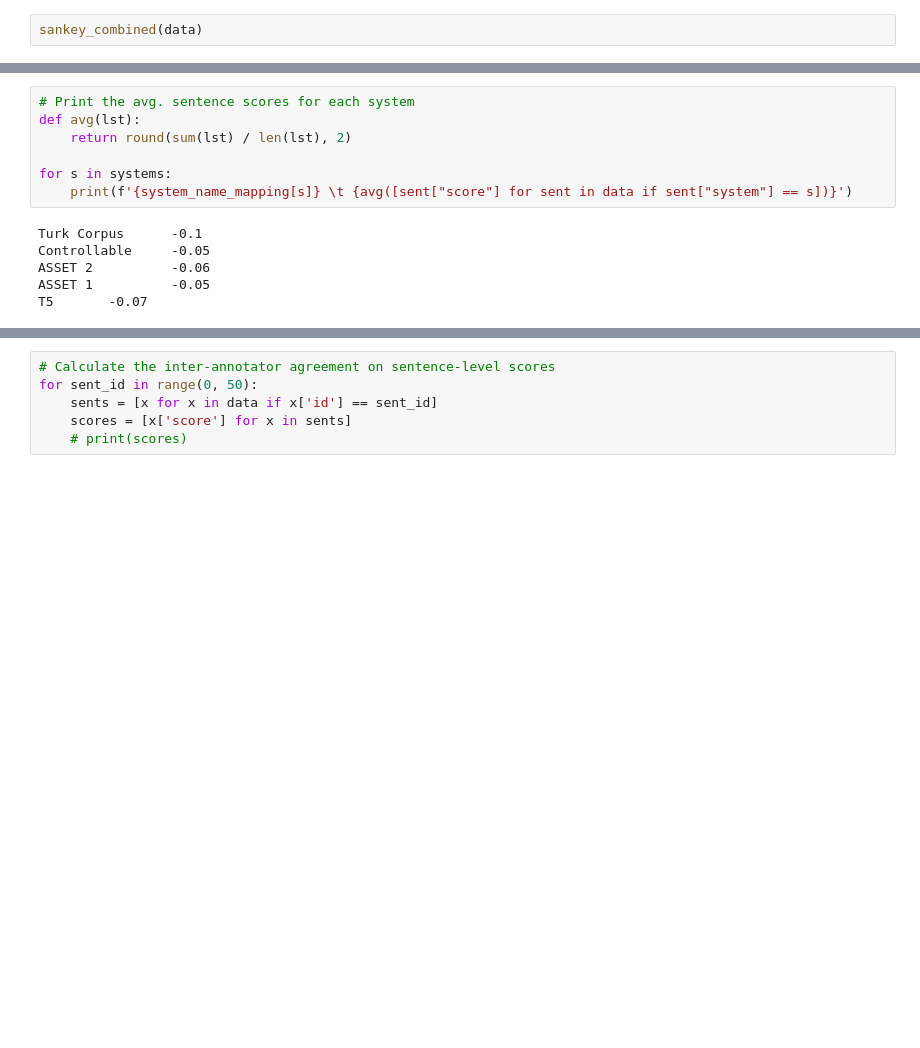
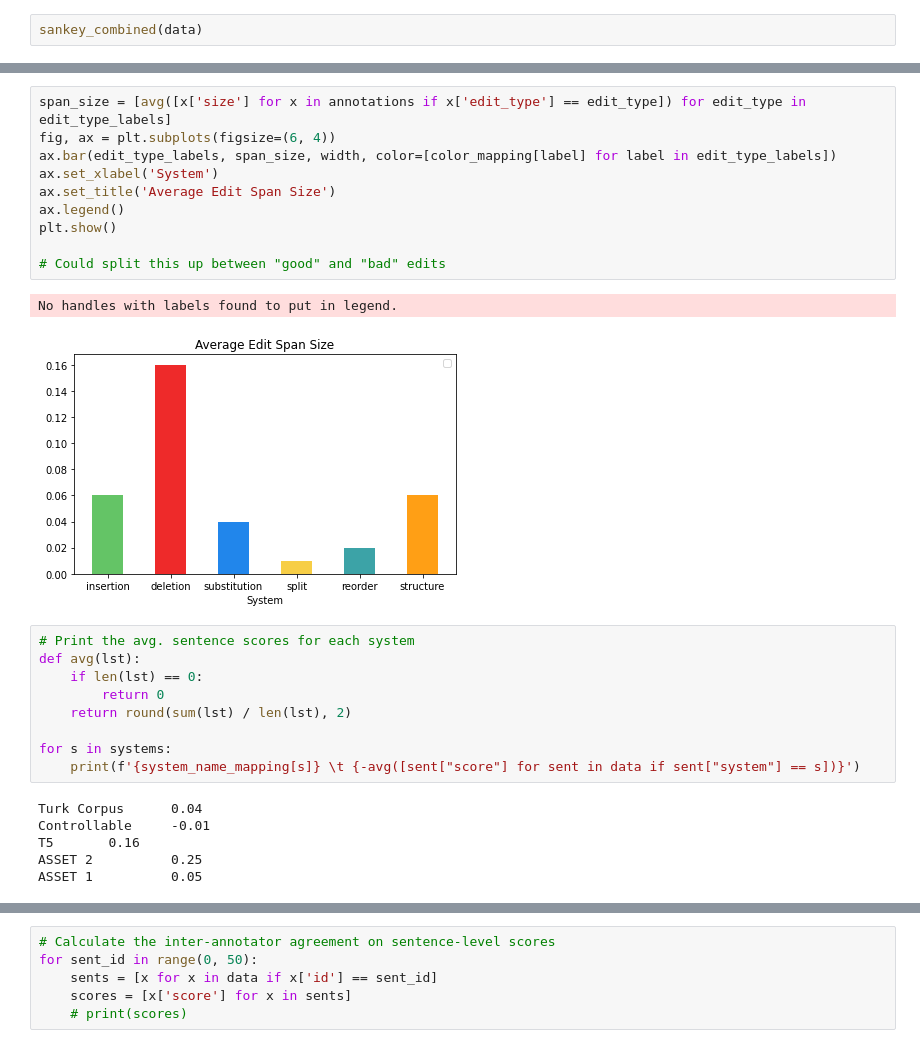
Before and after one commit to Yao-Dou/ts-annotation-tool, a Jupyter notebook: data/analysis/analysis.ipynb, the cells around one changed output, grey strips where cells are left out. Saved outputs shown, nothing was run; the diff lists cells and outputs as text; blank space fills up the shorter version.

Commit message:
add initial batch 3 data

```diff
--- a/data/analysis/analysis.ipynb
+++ b/data/analysis/analysis.ipynb
@@ -149,16 +149,31 @@ HIT 25   vinayak         ASSET 2
+# %%
+span_size = [avg([x['size'] for x in annotations if x['edit_type'] == edit_type]) for edit_type in edit_type_labels]
+fig, ax = plt.subplots(figsize=(6, 4))
+ax.bar(edit_type_labels, span_size, width, color=[color_mapping[label] for label in edit_type_labels])
+ax.set_xlabel('System')
+ax.set_title('Average Edit Span Size')
+ax.legend()
+plt.show()
+
+# Could split this up between "good" and "bad" edits
+# %% [output]
+No handles with labels found to put in legend.
+[figure, added]
 # %%
 # Print the avg. sentence scores for each system
 def avg(lst):
+    if len(lst) == 0:
+        return 0
     return round(sum(lst) / len(lst), 2)
 
 for s in systems:
-    print(f'{system_name_mapping[s]} \t {avg([sent["score"] for sent in data if sent["system"] == s])}')
+    print(f'{system_name_mapping[s]} \t {-avg([sent["score"] for sent in data if sent["system"] == s])}')
 # %% [output]
-Turk Corpus      -0.1
-Controllable     -0.05
-ASSET 2          -0.06
-ASSET 1          -0.05
-T5       -0.07
+Turk Corpus      0.04
+Controllable     -0.01
+T5       0.16
+ASSET 2          0.25
+ASSET 1          0.05
 # %%
 import warnings
 warnings.filterwarnings("ignore")
```
Also changed, not shown: parts of 11 cells of this notebook, 2 other files.
